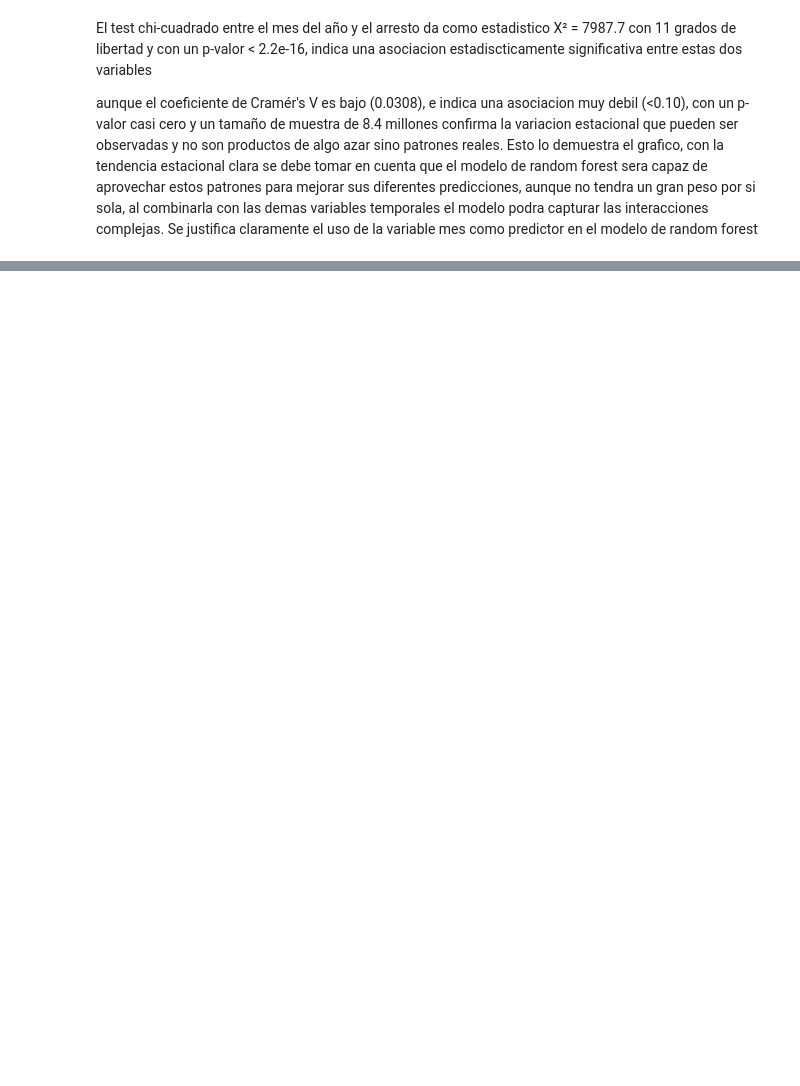
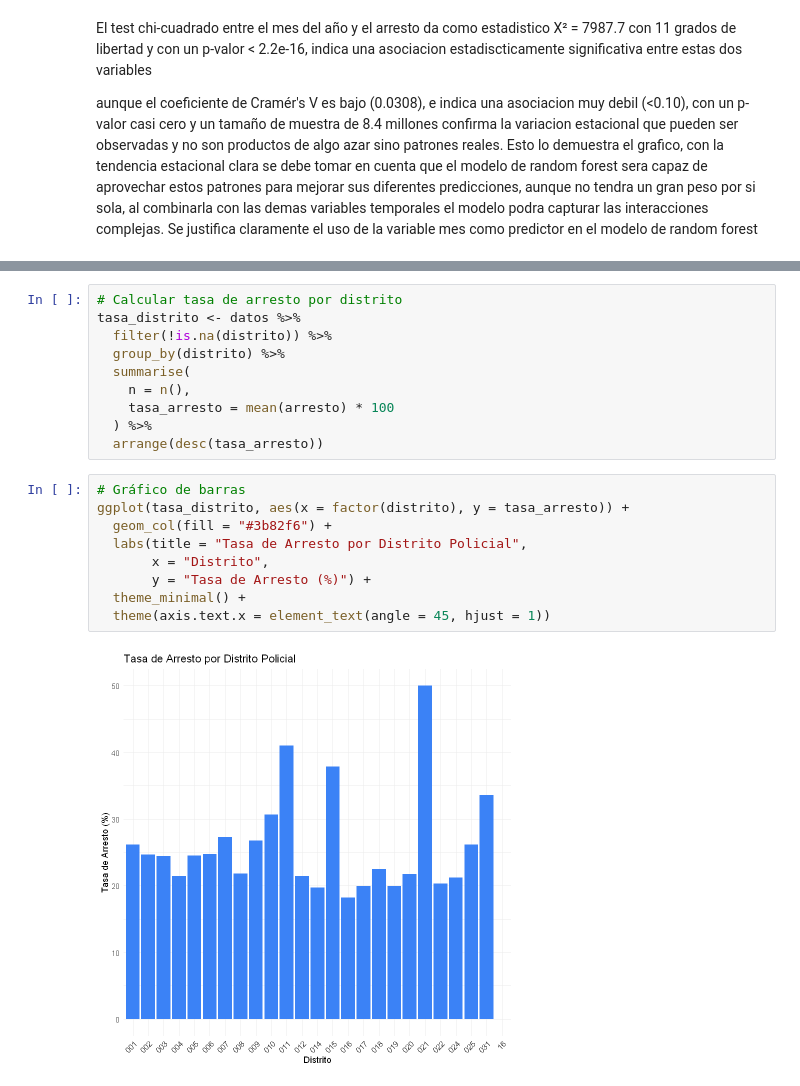
Before and after one commit to RosariosTijeras/Autonomos-Modelamiento, a Jupyter notebook: Autonomos/Autonomo_3/R_Notebooks/analisis.ipynb, the cells around one changed output, grey strips where cells are left out. Drawn from its saved outputs; the diff is of its cells as text; blank space fills up the shorter version.

```diff
--- a/Autonomos/Autonomo_3/R_Notebooks/analisis.ipynb
+++ b/Autonomos/Autonomo_3/R_Notebooks/analisis.ipynb
@@ -430,0 +825,21 @@ data.frame(Missing_Values = colSums(is.na(datos)))
+# %%
+# Calcular tasa de arresto por distrito
+tasa_distrito <- datos %>%
+  filter(!is.na(distrito)) %>%
+  group_by(distrito) %>%
+  summarise(
+    n = n(),
+    tasa_arresto = mean(arresto) * 100
+  ) %>%
+  arrange(desc(tasa_arresto))
+# %%
+# Gráfico de barras
+ggplot(tasa_distrito, aes(x = factor(distrito), y = tasa_arresto)) +
+  geom_col(fill = "#3b82f6") +
+  labs(title = "Tasa de Arresto por Distrito Policial",
+       x = "Distrito",
+       y = "Tasa de Arresto (%)") +
+  theme_minimal() +
+  theme(axis.text.x = element_text(angle = 45, hjust = 1))
+# %% [output]
+[figure, added]
```
Also changed, not shown: parts of 89 cells of this notebook.
